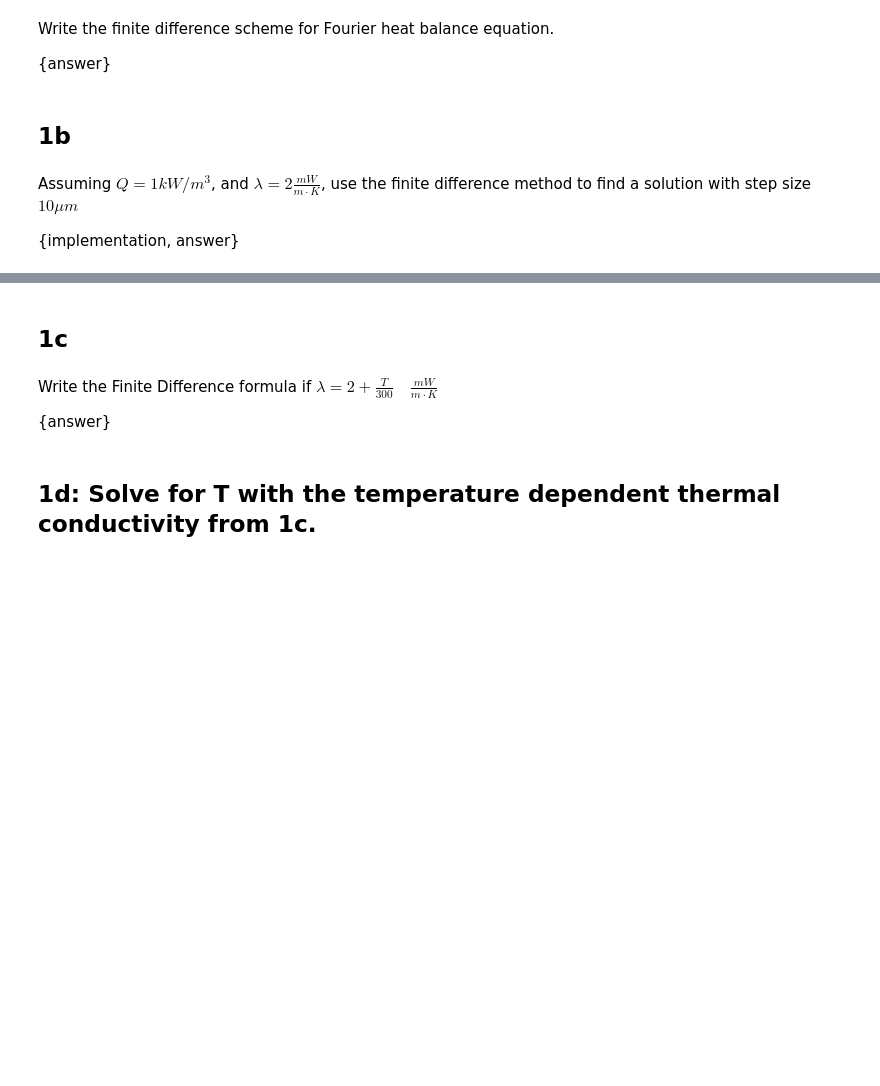
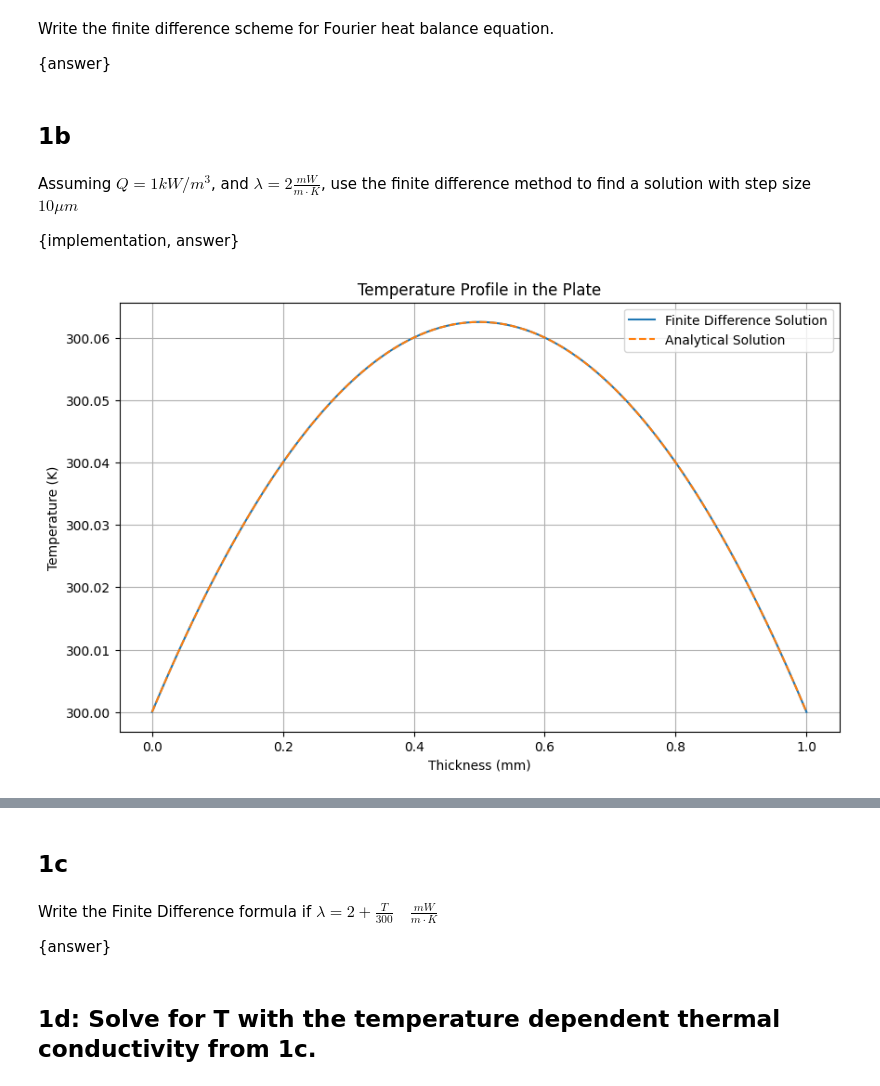
Before and after one commit to saryurawaley/Engphys3mn4, a Jupyter notebook: Assignments/Assignment_5.ipynb, the cells around one changed output, grey strips where cells are left out. Drawn from its saved outputs; the diff is of its cells as text; code cells hidden in the pictures; blank space fills up the shorter version.

```diff
--- a/Assignments/Assignment_5.ipynb
+++ b/Assignments/Assignment_5.ipynb
@@ -26,3 +38,90 @@ The boundary conditions are $T=300$ on all outer surfaces.
 Assuming $Q = 1 kW/m^3$, and $\lambda = 2\frac{mW}{m \cdot K}$, use the finite difference method to find a solution with step size $10  \mu m$
 
 {implementation, answer}
+# %%
+import numpy as np
+import matplotlib.pyplot as plt
+
+# Parameters (already defined in nm6uWPryOJCt, re-defining for clarity in this cell)
+Q = 1e3 # Heat source (W/m^3)
+lam = 2e-3 # Thermal conductivity (W/(m.K))
+thickness = 1e-3 # 1mm thick plate (m)
+dx = 10e-6 # Step size (m)
+T_boundary = 300 # K
+
+# Calculate number of internal nodes
+num_intervals = int(thickness / dx)
+num_internal_nodes = num_intervals - 1 # Exclude boundary nodes
+
+# Create a spatial grid for internal nodes
+x_internal = np.linspace(dx, thickness - dx, num_internal_nodes)
+
+# Construct the coefficient matrix A
+A = np.zeros((num_internal_nodes, num_internal_nodes))
+
+# Diagonal elements
+np.fill_diagonal(A, -2)
+
+# Off-diagonal elements
+np.fill_diagonal(A[1:], 1) # Super-diagonal
+np.fill_diagonal(A[:, 1:], 1) # Sub-diagonal
+
+# Construct the right-hand side vector B
+RHS_constant = -Q * (dx**2) / lam
+B = np.full(num_internal_nodes, RHS_constant)
+
+# Apply boundary conditions to the RHS vector
+B[0] -= T_boundary  # For T_1, which has T_0 on the left
+B[-1] -= T_boundary # For T_N, which has T_N+1 on the right
+
+# Solve the system of linear equations
+T_internal = np.linalg.solve(A, B)
+
+# Combine boundary temperatures with internal temperatures for the full profile
+T_profile = np.concatenate(([T_boundary], T_internal, [T_boundary]))
+x_profile = np.concatenate(([0], x_internal, [thickness]))
+
+# Analytical solution for comparison (steady state)
+T_analytical = (Q / (2 * lam)) * (thickness * x_profile - x_profile**2) + T_boundary
+
+# Plot the temperature profile
+plt.figure(figsize=(10, 6))
+plt.plot(x_profile * 1e3, T_profile, label='Finite Difference Solution')
+plt.plot(x_profile * 1e3, T_analytical, label='Analytical Solution', linestyle='--')
+plt.xlabel('Thickness (mm)')
+plt.ylabel('Temperature (K)')
+plt.title('Temperature Profile in the Plate')
+plt.legend()
+plt.grid(True)
+plt.show()
+
+# Steady State Check (as per prompt, treating analytical solution as steady state)
+# The problem is intrinsically steady-state, so the FD solution should match the analytical solution closely.
+# The prompt asks for ||(T(t) - T_inf) / T_inf||_2 = 0.01
+# Since we are solving a steady-state problem, T(t) is essentially T_inf.
+# We will calculate the relative difference between the FD and analytical solution as a proxy.
+
+relative_difference_l2 = np.linalg.norm((T_profile - T_analytical) / T_analytical)
+print(f"L2 Norm of Relative Difference between FD and Analytical Solution: {relative_difference_l2:.4e}")
+
+# Determine when steady state is reached to within 1% (conceptually for a time-dependent problem)
+# In this steady-state problem, the solution obtained is already the steady-state.
+# The prompt's steady-state check wording implies a time-dependent problem.
+# For the purpose of answering, if this were a time-dependent problem,
+# we would iterate in time until the L2 norm of the relative difference
+# between successive time steps (or current and analytical steady state)
+# falls below the threshold.
+
+# Since this is a steady-state problem, the solution `T_profile` IS the steady-state.
+# The relative difference calculated above shows how well the FD approximates the analytical steady state.
+# If we consider the analytical solution as the true steady state T_inf,
+# and our finite difference solution as T(t) (which is already converged),
+# then the relative_difference_l2 we calculated indicates how 'close' our FD solution is to T_inf.
+
+steady_state_threshold = 0.01
+if relative_difference_l2 < steady_state_threshold:
+    print("The finite difference solution is within 1% of the analytical steady state.")
+else:
+    print("The finite difference solution is NOT within 1% of the analytical steady state.")
+# %% [output]
+[figure, added]
```
Also changed, not shown: parts of 2 cells of this notebook.
